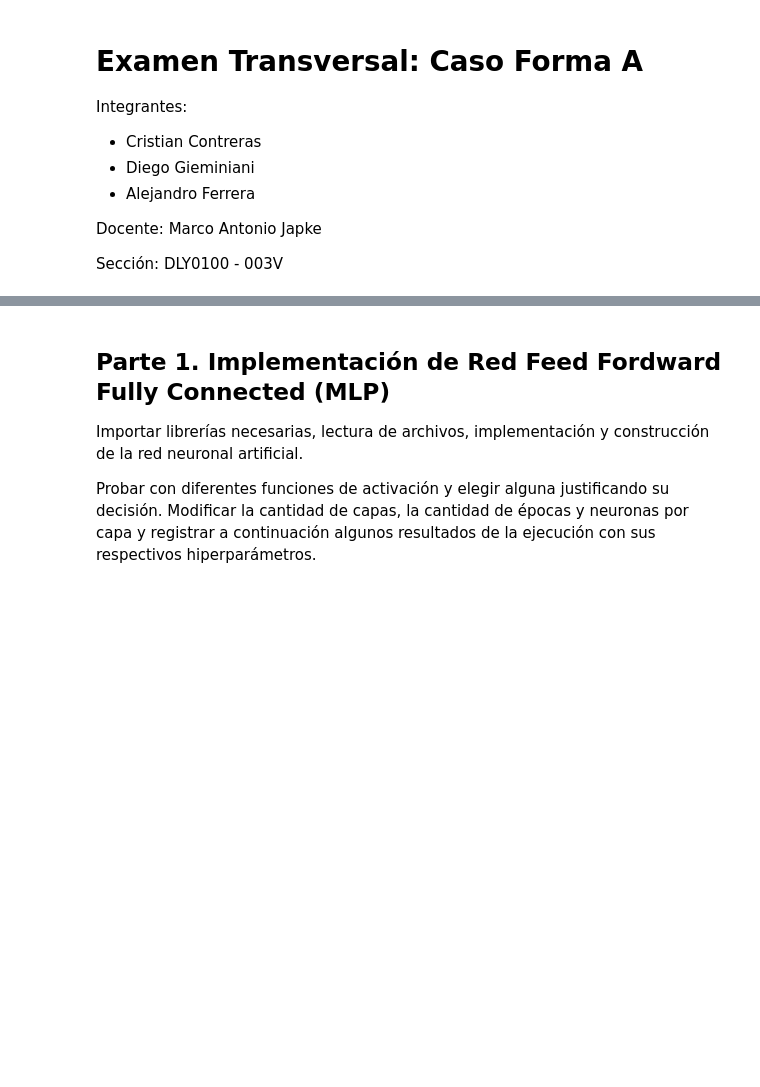
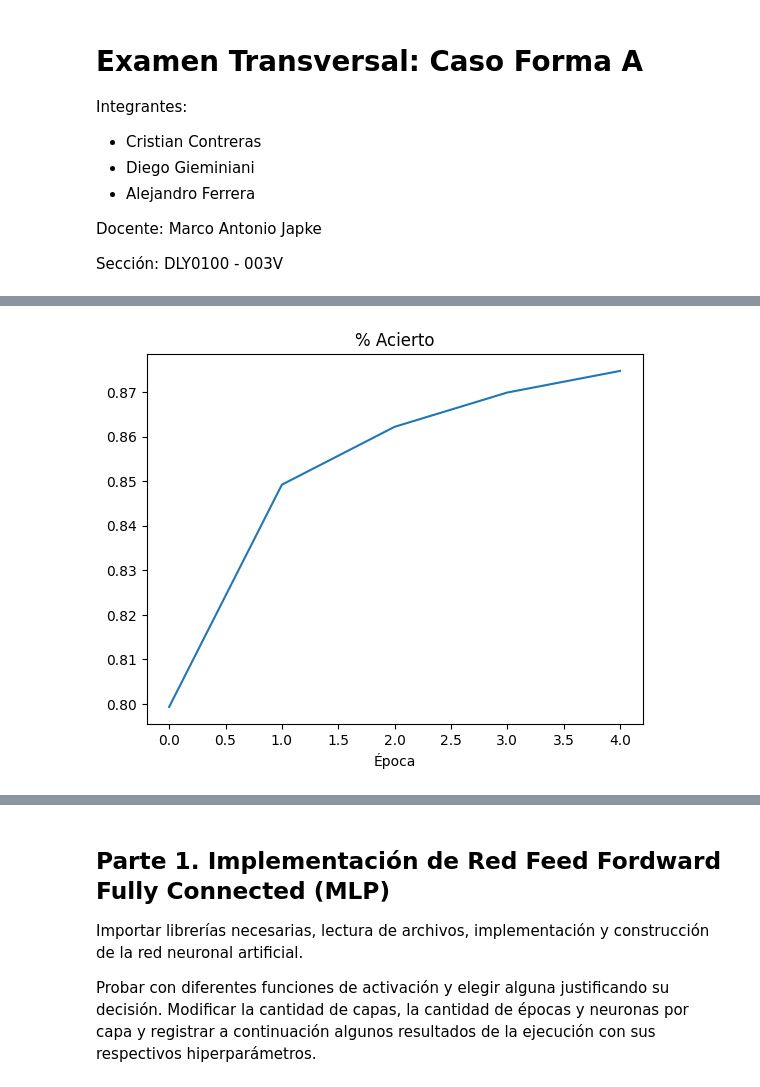
Before and after one commit to Nandocho8/tanquemio_deep_learning, a Jupyter notebook: Respuesta_ET_Forma_A_ipynb.ipynb, the cells around one changed output, grey strips where cells are left out. Cells and saved outputs as stored; diff of their text form; code cells hidden in the pictures; blank space fills up the shorter version.

```diff
--- a/Respuesta_ET_Forma_A_ipynb.ipynb
+++ b/Respuesta_ET_Forma_A_ipynb.ipynb
@@ -14,0 +142,8 @@ Sección: DLY0100 - 003V
+# %%
+
+plt.plot(h.history['accuracy'])
+plt.title('% Acierto')
+plt.xlabel('Época')
+plt.show()
+# %% [output]
+[figure, added]
```
Also changed, not shown: parts of 16 cells of this notebook.
